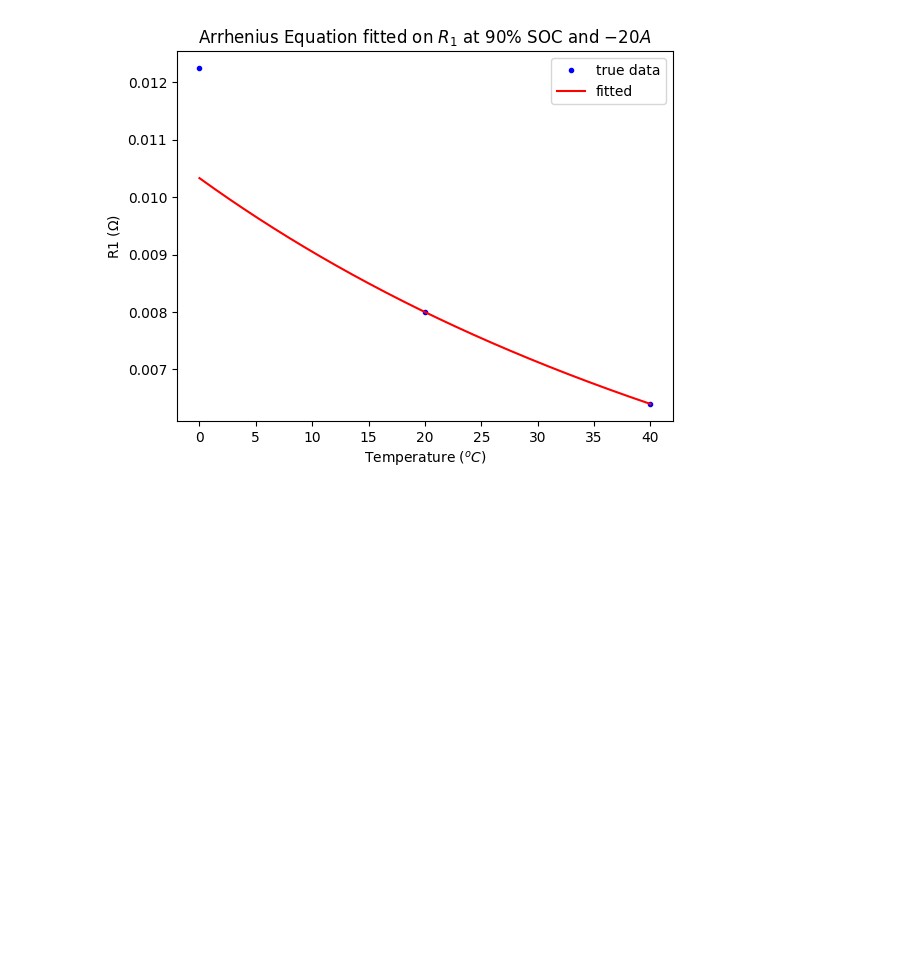
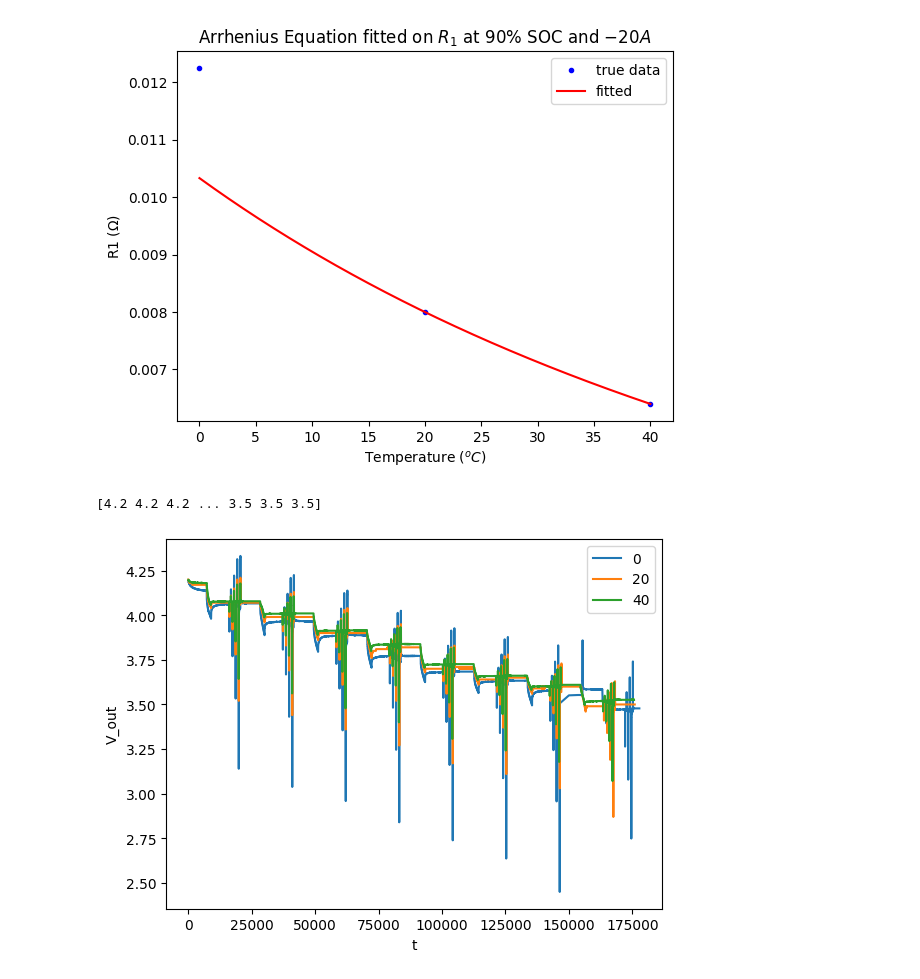
Before and after one commit to sunfanyi/modelling-of-lithium-ion-batteries, a Jupyter notebook: part_3.9.ipynb, the cells around one changed output. Saved outputs shown, nothing was run; the diff lists cells and outputs as text; code cells hidden in the pictures; blank space fills up the shorter version.

```diff
--- a/part_3.9.ipynb
+++ b/part_3.9.ipynb
@@ -447,3 +447,16 @@ plt.show()
 Fitted parameters:
 E: -8514.035780237638
 [figure]
+# %%
+print(V_actual[1,:])
+
+plt.plot(t[0,:], V_actual[0,:], label='0')
+plt.plot(t[1,:], V_actual[1,:], label='20')
+plt.plot(t[2,:], V_actual[2,:], label='40')
+plt.legend()
+plt.xlabel('t')
+plt.ylabel('V_out')
+plt.show()
+# %% [output]
+[4.2 4.2 4.2 ... 3.5 3.5 3.5]
+[figure, added]
```
Also changed, not shown: 8 other files.
